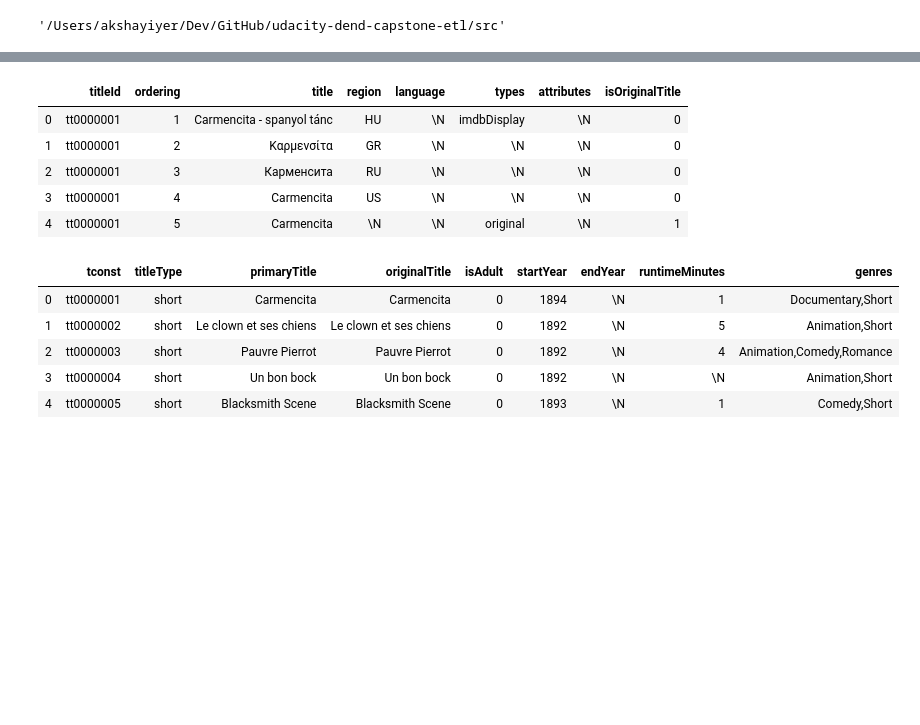
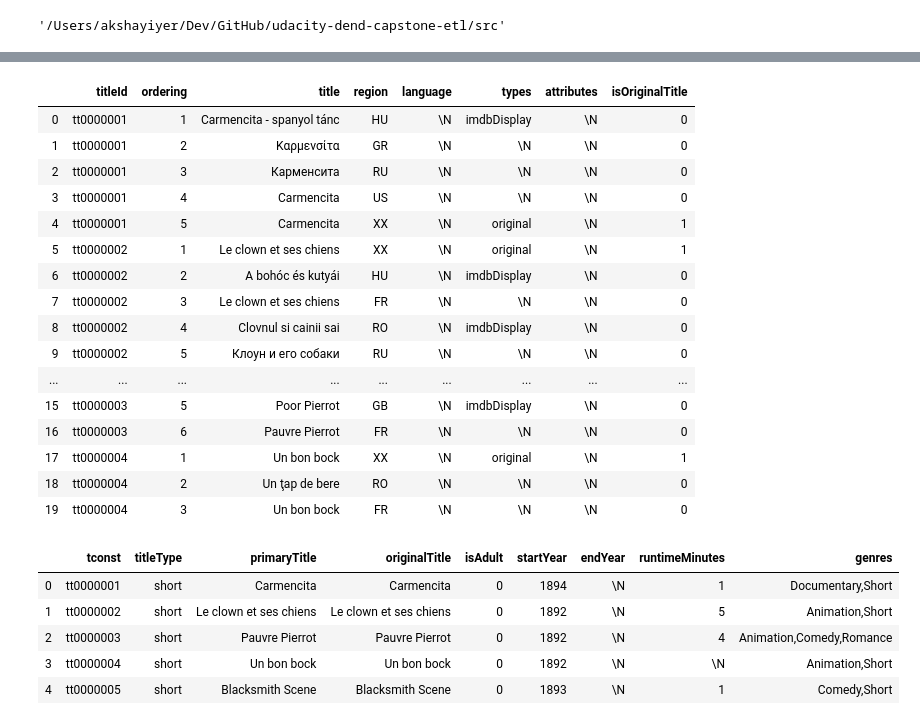
Before and after one commit to aiyer16/udacity-dend-capstone-etl, a Jupyter notebook: src/etl_scratch_notebook.ipynb, the cells around one changed output, grey strips where cells are left out. Saved outputs shown, nothing was run; the diff lists cells and outputs as text; code cells hidden in the pictures; blank space fills up the shorter version.

```diff
--- a/src/etl_scratch_notebook.ipynb
+++ b/src/etl_scratch_notebook.ipynb
@@ -36,14 +39,26 @@ data['name.basics.tsv.gz'].head()
 | 3 | nm0000004 | John Belushi | 1949 | 1982 | actor,writer,soundtrack | tt0077975,tt0072562,tt0080455,tt0... |
 | 4 | nm0000005 | Ingmar Bergman | 1918 | 2007 | writer,director,actor | tt0069467,tt0050976,tt0083922,tt0... |
-# %%
-data['title.akas.tsv.gz'].head()
-# %% [output]
-|  | titleId | ordering | title | region | language | types | attributes | isOriginalTitle |
-| 0 | tt0000001 | 1 | Carmencita - spanyol tánc | HU | \N | imdbDisplay | \N | 0 |
-| 1 | tt0000001 | 2 | Καρμενσίτα | GR | \N | \N | \N | 0 |
-| 2 | tt0000001 | 3 | Карменсита | RU | \N | \N | \N | 0 |
-| 3 | tt0000001 | 4 | Carmencita | US | \N | \N | \N | 0 |
-| 4 | tt0000001 | 5 | Carmencita | \N | \N | original | \N | 1 |
+# %%
+data['title.akas.tsv.gz']['region'] = data['title.akas.tsv.gz']['region'].replace('\\N','XX')
+data['title.akas.tsv.gz'].head(20)
+# %% [output]
+|  | titleId | ordering | title | region | language | types | attributes | isOriginalTitle |
+| 0 | tt0000001 | 1 | Carmencita - spanyol tánc | HU | \N | imdbDisplay | \N | 0 |
+| 1 | tt0000001 | 2 | Καρμενσίτα | GR | \N | \N | \N | 0 |
+| 2 | tt0000001 | 3 | Карменсита | RU | \N | \N | \N | 0 |
+| 3 | tt0000001 | 4 | Carmencita | US | \N | \N | \N | 0 |
+| 4 | tt0000001 | 5 | Carmencita | XX | \N | original | \N | 1 |
+| 5 | tt0000002 | 1 | Le clown et ses chiens | XX | \N | original | \N | 1 |
+| 6 | tt0000002 | 2 | A bohóc és kutyái | HU | \N | imdbDisplay | \N | 0 |
+| 7 | tt0000002 | 3 | Le clown et ses chiens | FR | \N | \N | \N | 0 |
+| 8 | tt0000002 | 4 | Clovnul si cainii sai | RO | \N | imdbDisplay | \N | 0 |
+| 9 | tt0000002 | 5 | Клоун и его собаки | RU | \N | \N | \N | 0 |
+| ... | ... | ... | ... | ... | ... | ... | ... | ... |
+| 15 | tt0000003 | 5 | Poor Pierrot | GB | \N | imdbDisplay | \N | 0 |
+| 16 | tt0000003 | 6 | Pauvre Pierrot | FR | \N | \N | \N | 0 |
+| 17 | tt0000004 | 1 | Un bon bock | XX | \N | original | \N | 1 |
+| 18 | tt0000004 | 2 | Un ţap de bere | RO | \N | \N | \N | 0 |
+| 19 | tt0000004 | 3 | Un bon bock | FR | \N | \N | \N | 0 |
 # %%
 data["title.basics.tsv.gz"].head()
 # %% [output]
```
Also changed, not shown: parts of 12 cells of this notebook, 1 other file.
